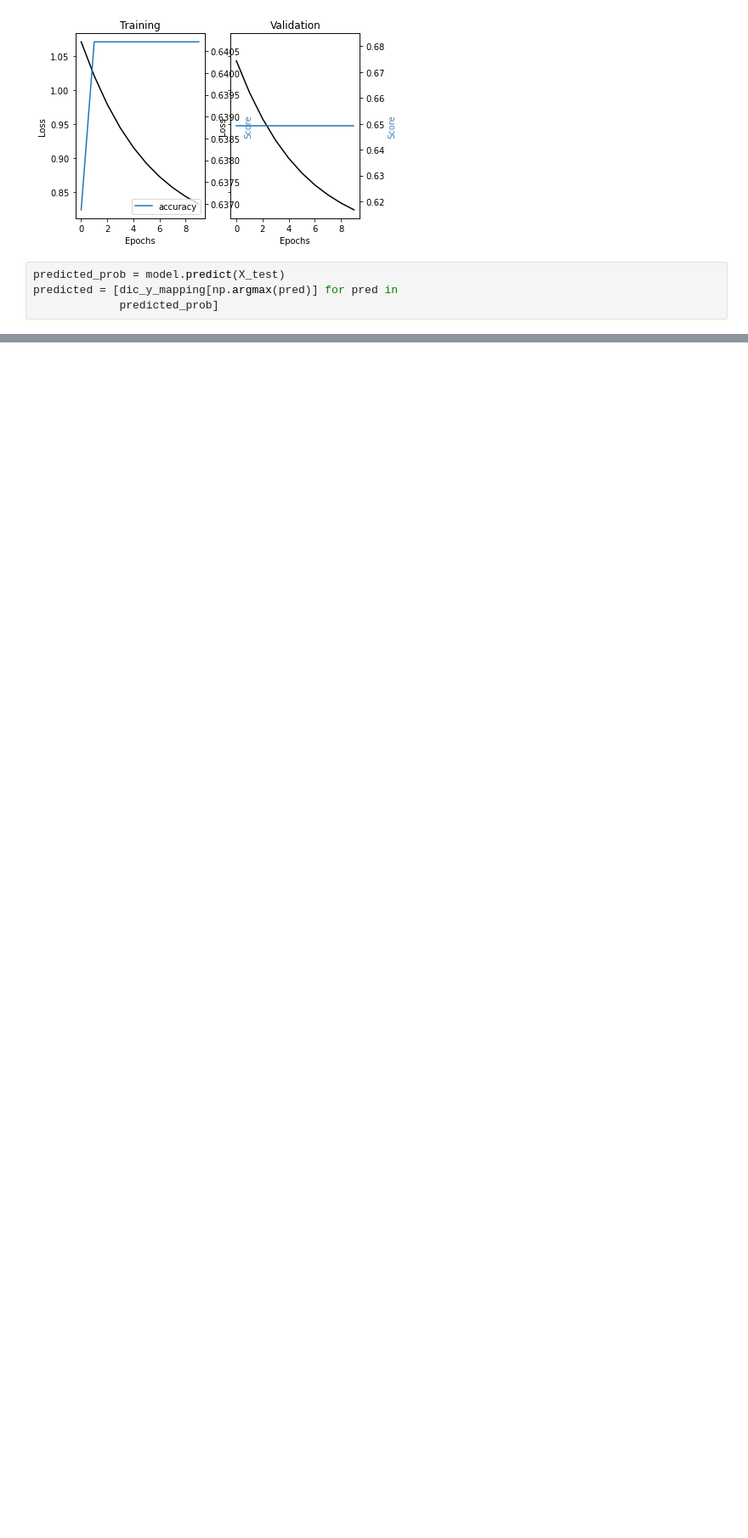
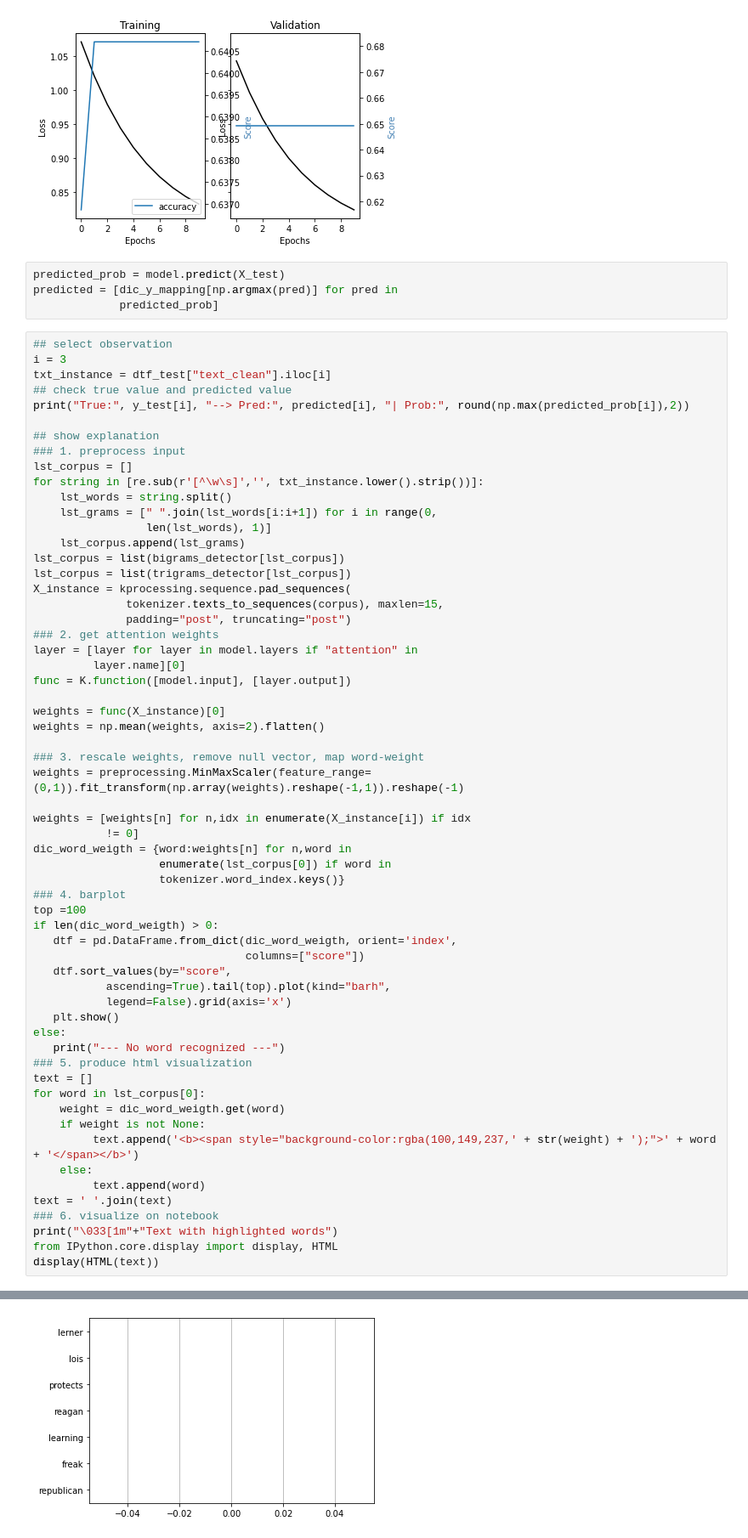
Before and after one commit to namanguptaiitkgp/artificial_intelligence_projects, a Jupyter notebook: Topic Classification - TF-IDF and Word2Vec.ipynb, the cells around one changed output, grey strips where cells are left out. Shown at 85% size. Drawn from its saved outputs; the diff is of its cells as text; blank space fills up the shorter version.

```diff
--- a/Topic Classification - TF-IDF and Word2Vec.ipynb
+++ b/Topic Classification - TF-IDF and Word2Vec.ipynb
@@ -724,3 +779,64 @@ plt.show()
 predicted_prob = model.predict(X_test)
 predicted = [dic_y_mapping[np.argmax(pred)] for pred in
              predicted_prob]
+# %%
+## select observation
+i = 3
+txt_instance = dtf_test["text_clean"].iloc[i]
+## check true value and predicted value
+print("True:", y_test[i], "--> Pred:", predicted[i], "| Prob:", round(np.max(predicted_prob[i]),2))
+
+## show explanation
+### 1. preprocess input
+lst_corpus = []
+for string in [re.sub(r'[^\w\s]','', txt_instance.lower().strip())]:
+    lst_words = string.split()
+    lst_grams = [" ".join(lst_words[i:i+1]) for i in range(0,
+                 len(lst_words), 1)]
+    lst_corpus.append(lst_grams)
+lst_corpus = list(bigrams_detector[lst_corpus])
+lst_corpus = list(trigrams_detector[lst_corpus])
+X_instance = kprocessing.sequence.pad_sequences(
+              tokenizer.texts_to_sequences(corpus), maxlen=15,
+              padding="post", truncating="post")
+### 2. get attention weights
+layer = [layer for layer in model.layers if "attention" in
+         layer.name][0]
+func = K.function([model.input], [layer.output])
+
+weights = func(X_instance)[0]
+weights = np.mean(weights, axis=2).flatten()
+
+### 3. rescale weights, remove null vector, map word-weight
+weights = preprocessing.MinMaxScaler(feature_range=(0,1)).fit_transform(np.array(weights).reshape(-1,1)).reshape(-1)
+
+weights = [weights[n] for n,idx in enumerate(X_instance[i]) if idx
+           != 0]
+dic_word_weigth = {word:weights[n] for n,word in
+                   enumerate(lst_corpus[0]) if word in
+                   tokenizer.word_index.keys()}
+### 4. barplot
+top =100
+if len(dic_word_weigth) > 0:
+   dtf = pd.DataFrame.from_dict(dic_word_weigth, orient='index',
+                                columns=["score"])
+   dtf.sort_values(by="score",
+           ascending=True).tail(top).plot(kind="barh",
+           legend=False).grid(axis='x')
+   plt.show()
+else:
+   print("--- No word recognized ---")
+### 5. produce html visualization
+text = []
+for word in lst_corpus[0]:
+    weight = dic_word_weigth.get(word)
+    if weight is not None:
+         text.append('<b><span style="background-color:rgba(100,149,237,' + str(weight) + ');">' + word + '</span></b>')
+    else:
+         text.append(word)
+text = ' '.join(text)
+### 6. visualize on notebook
+print("\033[1m"+"Text with highlighted words")
+from IPython.core.display import display, HTML
+display(HTML(text))
+# %% [output]
@@ -726,0 +844 @@ predicted = [dic_y_mapping[np.argmax(pred)] for pred in
+[figure, added]
```
Also changed, not shown: parts of 19 cells of this notebook.
